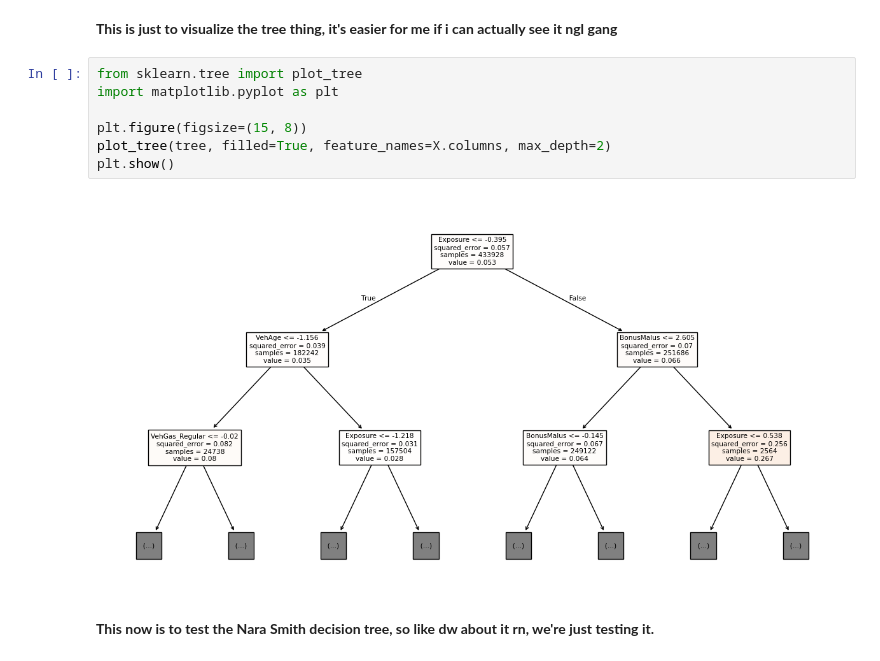
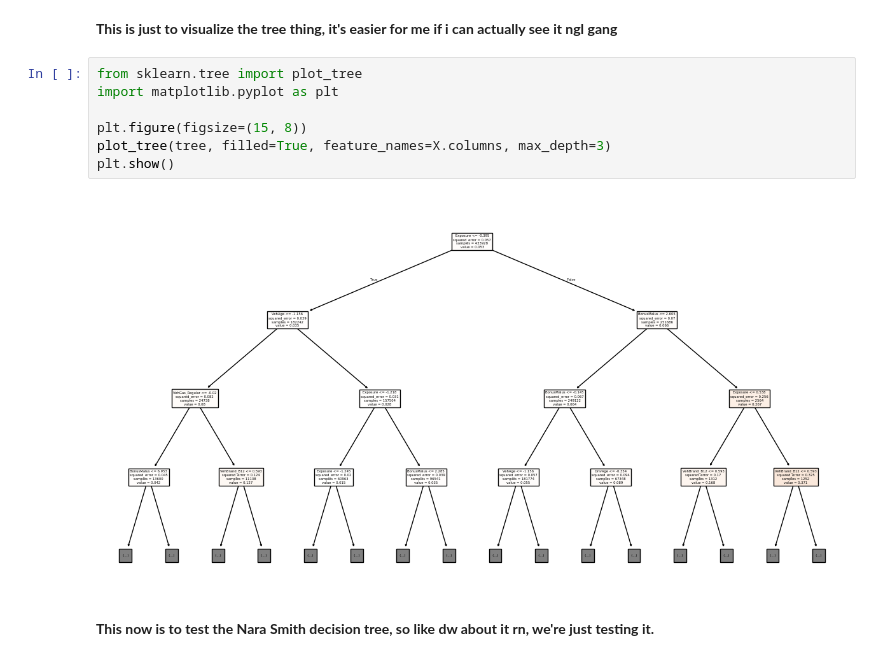
Before and after one commit to elenalinares/Machine_Learning_Final_Project, a Jupyter notebook: notebooks/02_models_decision_tree.ipynb, the cells around one changed output. Saved outputs shown, nothing was run; the diff lists cells and outputs as text.

```diff
--- a/notebooks/02_models_decision_tree.ipynb
+++ b/notebooks/02_models_decision_tree.ipynb
@@ -68,12 +68,12 @@ __This is just to visualize the tree thing, it's easier for me if i can actually
 # %%
 from sklearn.tree import plot_tree
 import matplotlib.pyplot as plt
 
 plt.figure(figsize=(15, 8))
-plot_tree(tree, filled=True, feature_names=X.columns, max_depth=2)
+plot_tree(tree, filled=True, feature_names=X.columns, max_depth=3)
 plt.show()
 # %% [output]
-[figure, old version]
+[figure, new version]
 # %% [markdown]
 __This now is to test the Nara Smith decision tree, so like dw about it rn, we're just testing it.__
 # %%
```
Also changed, not shown: 2 other files.
